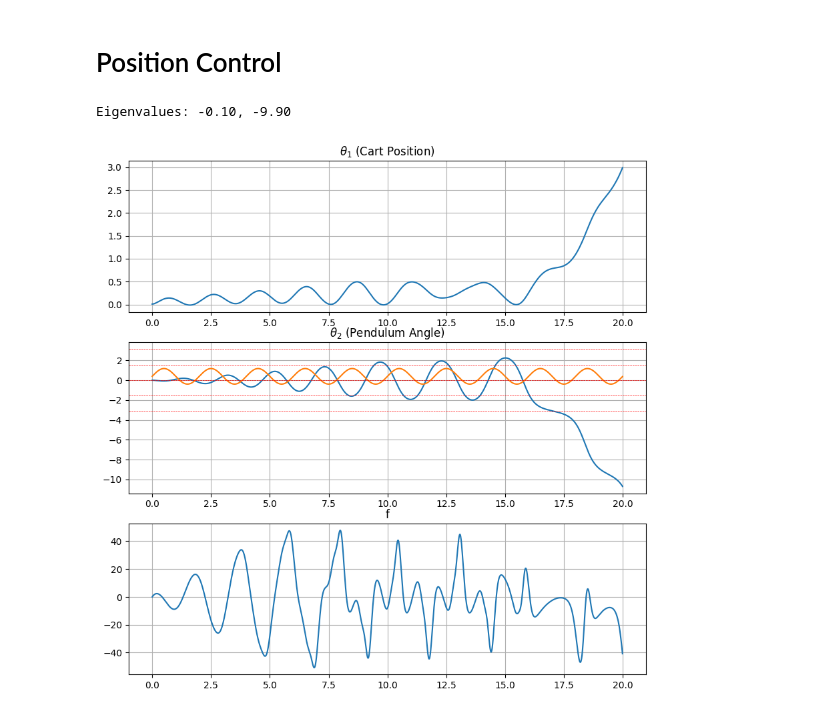
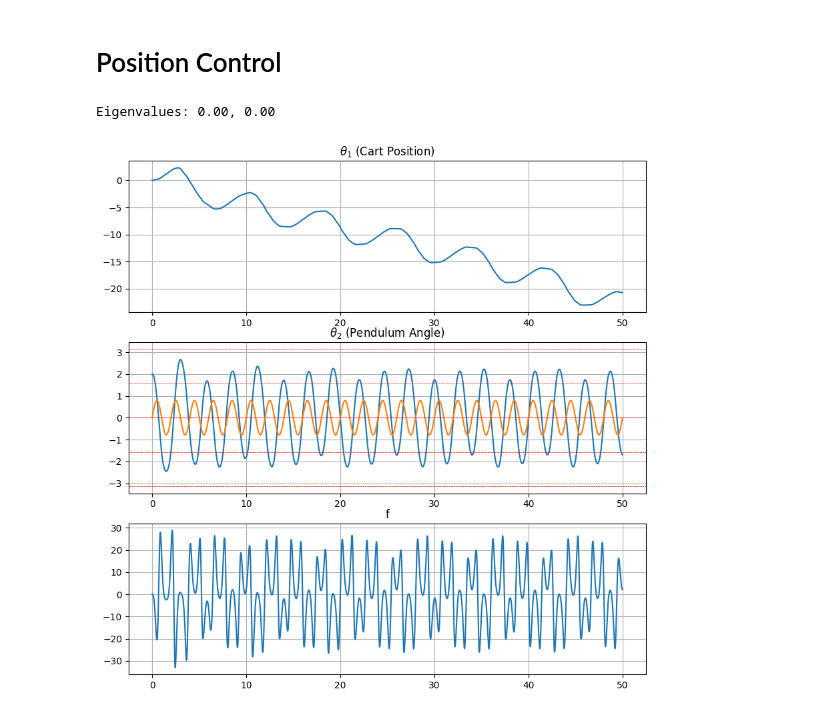
Before and after one commit to jglane/Network-Control, a Jupyter notebook: cart_control.ipynb, the cells around one changed output. Drawn from its saved outputs; the diff is of its cells as text; code cells hidden in the pictures.

```diff
--- a/cart_control.ipynb
+++ b/cart_control.ipynb
@@ -21,7 +21,6 @@ m1 = 1
 m2 = 1
 l2 = 1
 g = 9.81
-f_max = 100
 
 K1 = 7
 K2 = 7
@@ -45,7 +44,7 @@ def ode(t, y):
     theta1, theta1_dot, theta2, theta2_dot = y
     E = 1/2*m2*(l2*theta2_dot)**2 - m2*g*l2*np.cos(theta2)
     u = -K1*theta1 - K2*theta1_dot - K3*(Ec-E)*np.cos(theta2)*theta2_dot
-    f = sat((m1+m2)*u - m2*np.cos(theta2)*(np.cos(theta2)*u+g*np.sin(theta2)) - m2*l2*theta2_dot**2*np.sin(theta2), f_max)
+    f = (m1+m2)*u - m2*np.cos(theta2)*(np.cos(theta2)*u+g*np.sin(theta2)) - m2*l2*theta2_dot**2*np.sin(theta2)
     theta2_ddot = -1/l2*(np.cos(theta2)*u + g*np.sin(theta2))
     theta1_ddot = (f - m2*l2*np.cos(theta2)*theta2_ddot + m2*l2*theta2_dot**2*np.sin(theta2))/(m1+m2)
     return [theta1_dot, theta1_ddot, theta2_dot, theta2_ddot]
@@ -53,7 +52,7 @@ def ode(t, y):
 sol = solve_ivp(ode, [0, tf], [theta1_0, theta1_dot_0, theta2_0, theta2_dot_0], t_eval=t)
 theta1, theta1_dot, theta2, theta2_dot = sol.y
 
-f = np.vectorize(sat)((m1+m2)*(-K1*theta1 - K2*theta1_dot - K3*(Ec-(1/2*m2*(l2*theta2_dot)**2 - m2*g*l2*np.cos(theta2)))*np.cos(theta2)*theta2_dot) - m2*np.cos(theta2)*(np.cos(theta2)*(-K1*theta1 - K2*theta1_dot - K3*(Ec-(1/2*m2*(l2*theta2_dot)**2 - m2*g*l2*np.cos(theta2)))*np.cos(theta2)*theta2_dot)+g*np.sin(theta2)) - m2*l2*theta2_dot**2*np.sin(theta2), f_max)
+f = (m1+m2)*(-K1*theta1 - K2*theta1_dot - K3*(Ec-(1/2*m2*(l2*theta2_dot)**2 - m2*g*l2*np.cos(theta2)))*np.cos(theta2)*theta2_dot) - m2*np.cos(theta2)*(np.cos(theta2)*(-K1*theta1 - K2*theta1_dot - K3*(Ec-(1/2*m2*(l2*theta2_dot)**2 - m2*g*l2*np.cos(theta2)))*np.cos(theta2)*theta2_dot)+g*np.sin(theta2)) - m2*l2*theta2_dot**2*np.sin(theta2)
 
 plt.figure(figsize=(10,10))
 plt.subplot(3, 1, 1)
@@ -120,66 +119,67 @@ m1 = 1
 m2 = 1
 l2 = 1
 g = 9.81
-f_max = 1000000000000000
 
-K1 = 1
-K2 = 10
+K1 = 0
+K2 = 0
 K3 = 1
-K4 = 1
+K4 = 0
 eigenvalues = np.linalg.eigvals(np.array([[0, 1], [-K1, -K2]]))
 print(f'Eigenvalues: {eigenvalues[0]:.2f}, {eigenvalues[1]:.2f}')
 
-dt = 0.01
-tf = 20
+dt = 0.001
+tf = 50
 t = np.arange(0, tf, dt)
 
-theta_d = lambda t: np.pi/4*np.sin(np.pi*t)+np.pi/8
+theta_d = lambda t: np.pi/4*np.sin(np.pi*t)#+np.pi/8
 theta_d_dot = lambda t: np.pi**2/4*np.cos(np.pi*t)
 
-theta1_0 = 0.01
+theta1_0 = 0
 theta1_dot_0 = 0
 
-theta2_0 = 0
+theta2_0 = 2
 theta2_dot_0 = 0
 
 def ode(t, y):
     theta1, theta1_dot, theta2, theta2_dot = y
-    u = -K1*theta1 - K2*theta1_dot - K3*(theta2-theta_d(t)) - K4*(theta2_dot-theta_d_dot(t))
-    f = sat((m1+m2)*u - m2*np.cos(theta2)*(np.cos(theta2)*u+g*np.sin(theta2)) - m2*l2*theta2_dot**2*np.sin(theta2), f_max)
+    u = -K1*theta1 - K2*theta1_dot - K3*(theta2-theta_d(t))*np.cos(theta2)*(theta2_dot-theta_d_dot(t))
+    f = (m1+m2)*u - m2*np.cos(theta2)*(np.cos(theta2)*u+g*np.sin(theta2)) - m2*l2*theta2_dot**2*np.sin(theta2)
     theta2_ddot = -1/l2*(np.cos(theta2)*u + g*np.sin(theta2))
     theta1_ddot = (f - m2*l2*np.cos(theta2)*theta2_ddot + m2*l2*theta2_dot**2*np.sin(theta2))/(m1+m2)
     return [theta1_dot, theta1_ddot, theta2_dot, theta2_ddot]
 
 sol = solve_ivp(ode, [0, tf], [theta1_0, theta1_dot_0, theta2_0, theta2_dot_0], t_eval=t)
 theta1, theta1_dot, theta2, theta2_dot = sol.y
 
-f = np.vectorize(sat)((m1+m2)*(-K1*theta1 - K2*theta1_dot - K3*(Ec-(1/2*m2*(l2*theta2_dot)**2 - m2*g*l2*np.cos(theta2)))*np.cos(theta2)*theta2_dot) - m2*np.cos(theta2)*(np.cos(theta2)*(-K1*theta1 - K2*theta1_dot - K3*(Ec-(1/2*m2*(l2*theta2_dot)**2 - m2*g*l2*np.cos(theta2)))*np.cos(theta2)*theta2_dot)+g*np.sin(theta2)) - m2*l2*theta2_dot**2*np.sin(theta2), f_max)
+u = -K1*theta1 - K2*theta1_dot - K3*(theta2-theta_d(t)) - K4*(theta2_dot-theta_d_dot(t))
+f = (m1+m2)*u - m2*np.cos(theta2)*(np.cos(theta2)*u+g*np.sin(theta2)) - m2*l2*theta2_dot**2*np.sin(theta2)
+#f = (m1+m2)*(-K1*theta1 - K2*theta1_dot - K3*(Ec-(1/2*m2*(l2*theta2_dot)**2 - m2*g*l2*np.cos(theta2)))*np.cos(theta2)*theta2_dot) - m2*np.cos(theta2)*(np.cos(theta2)*(-K1*theta1 - K2*theta1_dot - K3*(Ec-(1/2*m2*(l2*theta2_dot)**2 - m2*g*l2*np.cos(theta2)))*np.cos(theta2)*theta2_dot)+g*np.sin(theta2)) - m2*l2*theta2_dot**2*np.sin(theta2)
 
 plt.figure(figsize=(10,10))
 plt.subplot(3, 1, 1)
 plt.plot(t, theta1)
 plt.title(r'$\theta_1$ (Cart Position)')
 plt.grid()
 
 plt.subplot(3, 1, 2)
 plt.plot(t, theta2)
 plt.plot(t, theta_d(t))
 plt.title(r'$\theta_2$ (Pendulum Angle)')
 plt.axhline(y=np.pi, color='r', linestyle='--', lw=0.5)
 plt.axhline(y=np.pi/2, color='r', linestyle='--', lw=0.5)
 plt.axhline(y=0, color='r', linestyle='--', lw=0.5)
 plt.axhline(y=-np.pi/2, color='r', linestyle='--', lw=0.5)
 plt.axhline(y=-np.pi, color='r', linestyle='--', lw=0.5)
 plt.grid()
 
 plt.subplot(3, 1, 3)
 plt.plot(t, f)
 plt.title('f')
 plt.grid()
 plt.show()
 # %% [output]
-Eigenvalues: -0.10, -9.90
+Eigenvalues: 0.00, 0.00
-[figure, old version]
+[figure, new version]
 # %%
 p1 = lambda th: (th[0], 0)
 p2 = lambda th: (th[0]+l2*np.sin(th[1]), -l2*np.cos(th[1]))
```
Also changed, not shown: parts of 1 cell of this notebook, 4 other files.
